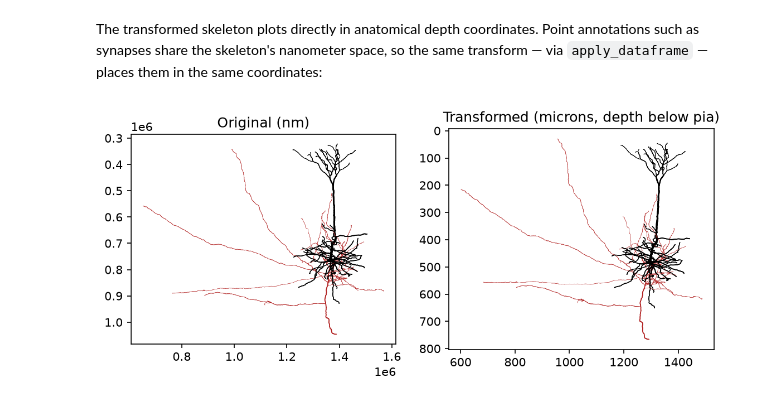
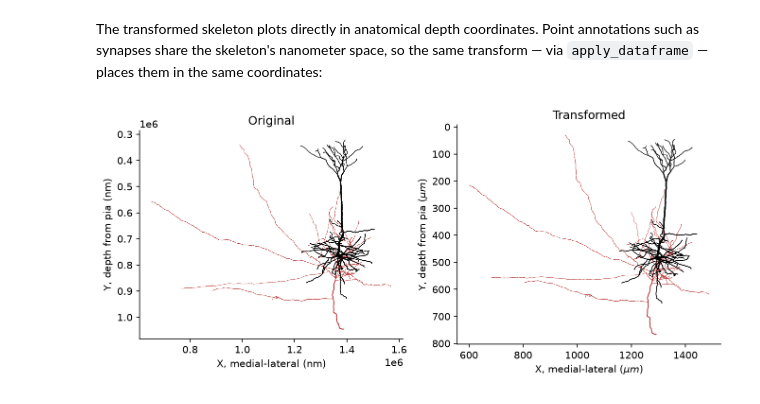
Before and after one commit to AllenInstitute/microns_tutorial, a Jupyter notebook: tutorial_book/quickstart_notebooks/08-standard-transform.ipynb, the cells around one changed output. Drawn from its saved outputs; the diff is of its cells as text; code cells hidden in the pictures.

```diff
--- a/tutorial_book/quickstart_notebooks/08-standard-transform.ipynb
+++ b/tutorial_book/quickstart_notebooks/08-standard-transform.ipynb
@@ -185,30 +185,42 @@ The transformed skeleton plots directly in anatomical depth coordinates. Point a
 # %%
 # Plot the transformed skeleton, colored by compartment
 
 fig, axes = plt.subplots(1, 2, figsize=(9, 4), dpi=150)
 
 ossify.plot.plot_morphology_2d(
     cell,
     projection='xy',
     color='compartment',
     palette={ossify.SWC_SOMA: 'black', ossify.SWC_DENDRITE: 'black', ossify.SWC_AXON: 'firebrick'},
     linewidth='radius', linewidth_norm=(100, 1000), widths=(0.25, 2),
     ax=axes[0]
 )
 
 ossify.plot.plot_morphology_2d(
     cell_t,
     projection='xy',
     color='compartment',
     palette={ossify.SWC_SOMA: 'black', ossify.SWC_DENDRITE: 'black', ossify.SWC_AXON: 'firebrick'},
     linewidth='radius', linewidth_norm=(100, 1000), widths=(0.25, 2),
     ax=axes[1]
 )
-axes[0].set_title('Original (nm)')
-axes[1].set_title('Transformed (microns, depth below pia)')
+
+axes[0].set(
+    title="Original",
+    xlabel=r"X, medial-lateral (nm)",
+    ylabel=r"Y, depth from pia (nm)",
+)
+axes[1].set(
+    title="Transformed",
+    xlabel=r"X, medial-lateral ($\mu m$)",
+    ylabel=r"Y, depth from pia ($\mu m$)",
+)
+
+sns.despine()
+plt.tight_layout()
 plt.show()
 # %% [output]
-[figure, old version]
+[figure, new version]
 # %%
 # Synapse centroids share the skeleton's nm space, so apply the same transform for their depth
 post_syn_df = cell.annotations.post_syn.df.copy()
```
Also changed, not shown: parts of 7 cells of this notebook, 1 other file.
